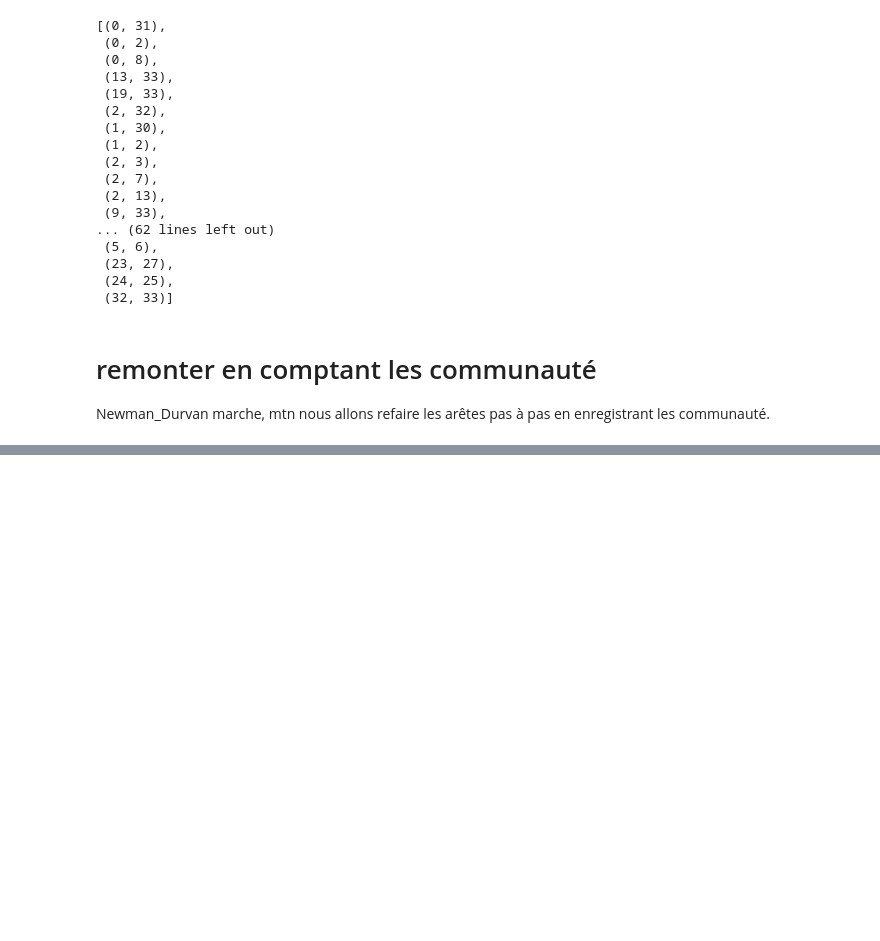
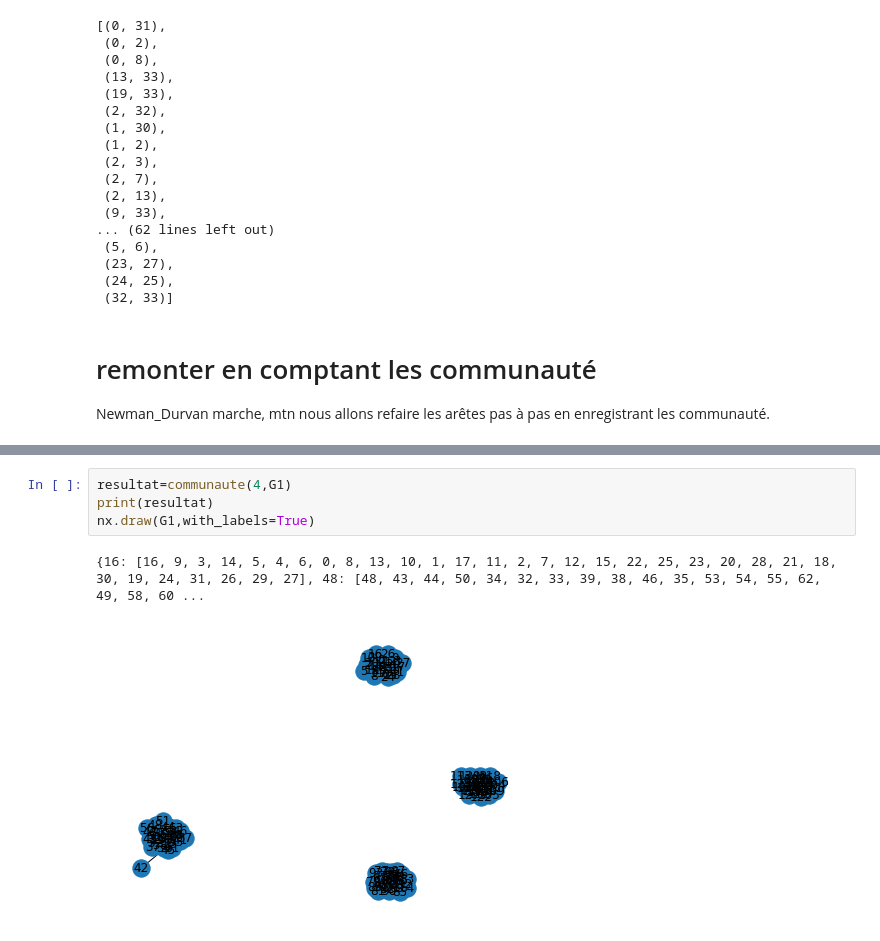
Before and after one commit to FlavLbr/Reseau_Newman_Girvan, a Jupyter notebook: newman_durvan.ipynb, the cells around one changed output, grey strips where cells are left out. Drawn from its saved outputs; the diff is of its cells as text; blank space fills up the shorter version.

```diff
--- a/newman_durvan.ipynb
+++ b/newman_durvan.ipynb
@@ -225,0 +325,7 @@ nx.draw(G,with_labels=True)
+# %%
+resultat=communaute(4,G1)
+print(resultat)
+nx.draw(G1,with_labels=True)
+# %% [output]
+{16: [16, 9, 3, 14, 5, 4, 6, 0, 8, 13, 10, 1, 17, 11, 2, 7, 12, 15, 22, 25, 23, 20, 28, 21, 18, 30, 19, 24, 31, 26, 29, 27], 48: [48, 43, 44, 50, 34, 32, 33, 39, 38, 46, 35, 53, 54, 55, 62, 49, 58, 60 ...
+[figure, added]
```
Also changed, not shown: parts of 6 cells of this notebook.
